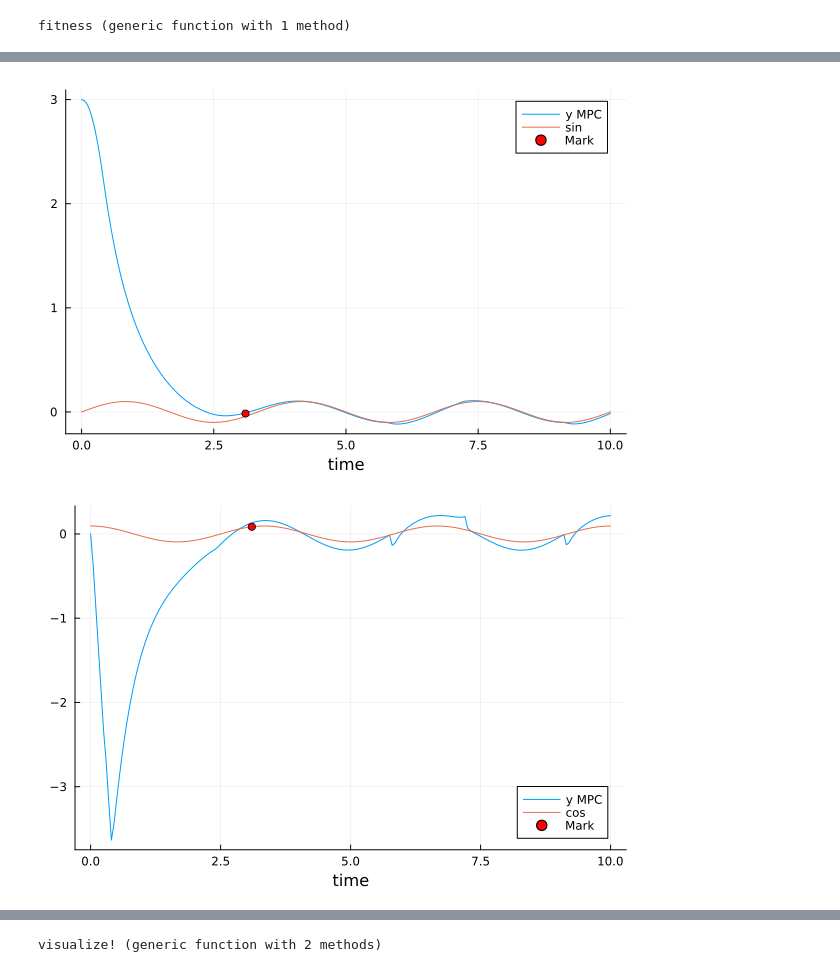
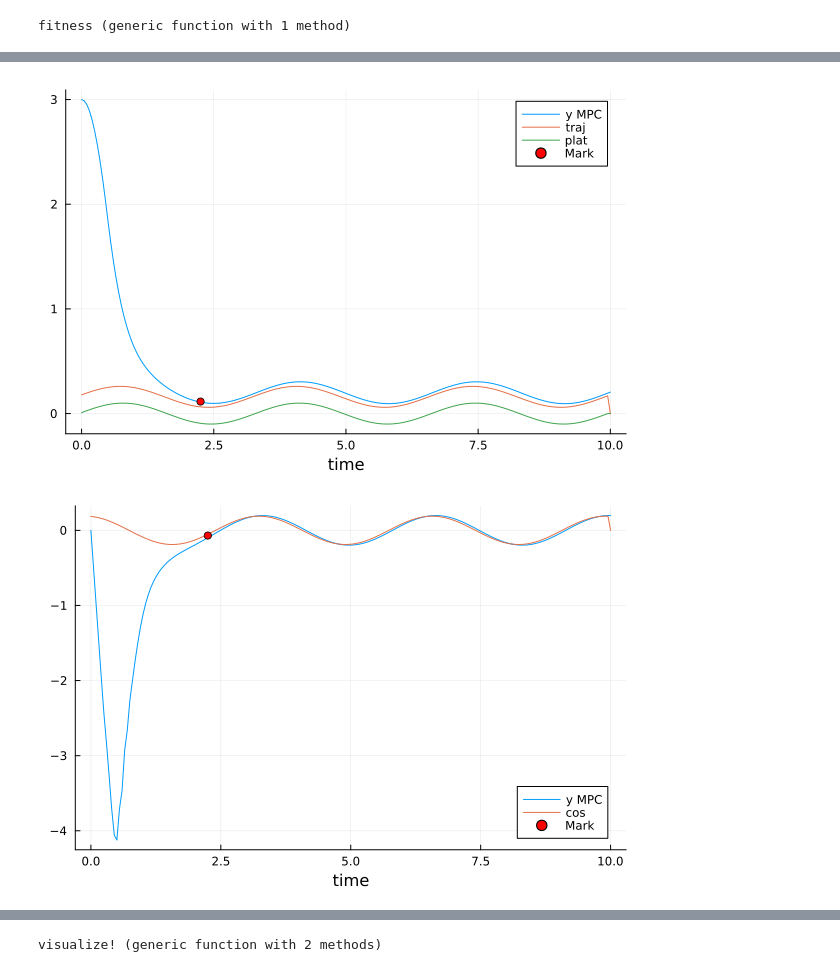
Before and after one commit to CarlosCraveiro/landing_quadrotor_on_osc_platforms, a Jupyter notebook: notebooks/mpc.ipynb, the cells around one changed output, grey strips where cells are left out. Cells and saved outputs as stored; diff of their text form; code cells hidden in the pictures.

```diff
--- a/notebooks/mpc.ipynb
+++ b/notebooks/mpc.ipynb
@@ -287,11 +290,12 @@ MPCMatrices
 function mpc_controller(model, simulation, tunning_params, trajectory, t, x, xref)
     Q = tunning_params.Q
     Nh = tunning_params.Nh
-    height = x[2] - xref[2]
     Nu = 2
     Nx = 6
+    #height = x[2] - (xref[2] -  trajectory.stat_height)
+    #lstate_space = LinearStateSpace(model, simulation, Nx, Nu, height)
 
-    lstate_space = LinearStateSpace(model, simulation, Nx, Nu, height)
+    lstate_space = LinearStateSpace(model, simulation, Nx, Nu, trajectory.stat_height)
 
     A_prime = lstate_space.A
     B_prime = lstate_space.B
@@ -393,8 +403,6 @@ end
 # %% [output]
 closed_loop (generic function with 1 method)
 # %%
-landing_start_height = 3.0
-
 ## Model Configs
 #    g::Float64 # gravity
 #    m::Float64 # mass
@@ -421,6 +429,9 @@ model.umax = [2.0 * model.m * model.g; 2.0 * model.m * model.g]
 
 ## Simulation Configs
 
+# TODO 1000Hz
+# Controlador 100Hz
+
 h = 0.05 # Time step (20 Hz)
 Tfinal = 10.0 # Simulate from 0 - 10 seconds
 
@@ -431,8 +442,12 @@ simulation = Simulation(h, Tfinal)
 #    Amp::Float64    # Sine amplitude - [meters]
 #    freq::Float64   # Sine frequency - [Hz]
 #end
+landing_start_height = 3.0
+stationary_height = model.prop_min_h + 0.06 # 6 centimeters above the ground
+plat_amplitude = 0.1
+plat_freq = 0.3
 
-traj_params = Trajectory(0.1, 0.3)
+traj_params = Trajectory(plat_amplitude, plat_freq, landing_start_height, stationary_height)
 
 ## Linear State Space Configs ???
 #struct LinearStateSpace
@@ -456,13 +471,14 @@ state_space = LinearStateSpace(model, simulation, Nx, Nu, landing_start_height)
 #    R::Matrix{Float64}  # Stage Control Cost Penalty
 #    Qn::Matrix{Float64} # Terminal State Cost Penalty
 #end
-Nh = 20
+Nh = 10
 Nc = 42 # For now is unused...
 
 # Cost weights
-Q = Array(100.0*I(Nx));
+Q = Array(10.0*I(Nx));
+Q[2,2] = 1000.0
 R = Array(.01*I(Nu));
-Qn = Array(10.0*I(Nx));
+Qn = Array(1000.0*I(Nx));
 
 tunning_params = MPCTunningParameters(Nh, Nc, Q, R, Qn)
 
@@ -487,10 +503,10 @@ MPCTunningParameters(20, 42, [100.0 0.0 … 0.0 0.0; 0.0 100.0 … 0.0 0.0; …
 # %%
 #x_ref = [0.0; 1.0; 0; 0; 0; 0]
-x0 = [1.0; landing_start_height; 0.0; 0; 0; 0]
+x0 = [1.0; traj_params.init_heigth; 0.0; 0; 0; 0]
 
 #xhist1, uhist1 = closed_loop(x0, (t,x)->lqr_controller(t,x,K,x_ref), Nt);
 #xhist2, uhist2 = closed_loop(x0, (t,x)->mpc_controller(t,x,x_ref), Nt);
-xhist3, uhist3, plathist3, land_time = closed_loop(
+xhist3, uhist3, plathist3, refyhist3, drefyhist3, land_time = closed_loop(
     x0,
     state_space,
     tunning_params,
@@ -580,7 +599,7 @@ function fitness(model, simulation, traj_params, state_space, gene)
     Nc = 42 # Unused
 
     tunning_params = MPCTunningParameters(Nh, Nc, Q, R, Qn)
-    xhist, uhist, plathist, land_time = closed_loop(
+    xhist, uhist, plathist, refyhist, drefyhist, land_time = closed_loop(
         x0,
         state_space,
         tunning_params,
@@ -601,10 +620,10 @@ function fitness(model, simulation, traj_params, state_space, gene)
     );
 
     penalty = 0.0
-    it = Int(round(land_time / simulation.h))
-    for i = 1:it
-        penalty = penalty + max((plathist[i] - xhist[2, i]), 0.0) * simulation.h
-    end
+    #it = Int(round(land_time / simulation.h))
+    #for i = 1:it
+    #    penalty = penalty + max((plathist[i] - xhist[2, i]), 0.0) * simulation.h
+    #end
     return [land_time], [penalty], [0.0]
 end
 # %% [output]
@@ -680,46 +700,46 @@ Nu = state_space.Nu
     Q = diagm(bgene[1:Nx])#Array(100.0*I(Nx));
     R = diagm(bgene[(Nx + 1):(Nx + Nu)])#Array(.01*I(Nu));
     Qn = diagm(bgene[(Nx + Nu + 1):(2*Nx + Nu)])#Array(10.0*I(Nx));
     Nh = Int(round(bgene[2*Nx + Nu + 1]))
     Nc = 42 # Unused
 
     tunning_params = MPCTunningParameters(Nh, Nc, Q, R, Qn)
-    bxhist, buhist, bplathist, bland_time = closed_loop(
+     bxhist, buhist, bplathist, brefyhist, bdrefyhist, bland_time  = closed_loop(
         x0,
         state_space,
         tunning_params,
         traj_params,
         simulation,
         model,
         # mpc_controller(model, simulation, tunning_params, trajectory, t, x, xref)
         (t, x) -> mpc_controller(
             model,
             simulation,
             tunning_params,
             traj_params,
             t,
             x,
             gen_ref(state_space, traj_params, tunning_params, t, simulation.h) # verify if this works as expected!!
         ),
         simulation.Nt
     );
 
-## Plot de interesse|
+## Plot de interesse
 plot(thist,bxhist[2,:], label="y MPC")
-plot!(thist, 0.1*sin.(2*pi*0.3*thist), label="sin")
-
+plot!(thist, brefyhist, label="traj")
+plot!(thist, bplathist, label="plat")
 xlabel!("time")
 scatter!([bland_time], [bxhist[2,trunc(Int, bland_time/simulation.h)]], label="Mark", color=:red, markersize=4)
 # %% [output]
-[figure, old version]
+[figure, new version]
 # %%
 plot(thist,bxhist[5,:], label="y MPC")
-plot!(thist, 0.1*pi*0.3*cos.(2*pi*0.3*thist), label="cos")
+plot!(thist, bdrefyhist, label="cos")
 
 xlabel!("time")
-scatter!([bland_time], [0.1*pi*0.3*cos.(2*pi*0.3*bland_time)], label="Mark", color=:red, markersize=4)
+scatter!([bland_time], [bdrefyhist[trunc(Int, bland_time/simulation.h)]], label="Mark", color=:red, markersize=4)
 # %% [output]
-[figure, old version]
+[figure, new version]
 # %%
 #plot(thist, xhist1[1, :], label="x LQR")
 plot(thist, bxhist[1, :], label="x MPC")
```
Also changed, not shown: parts of 26 cells of this notebook.
